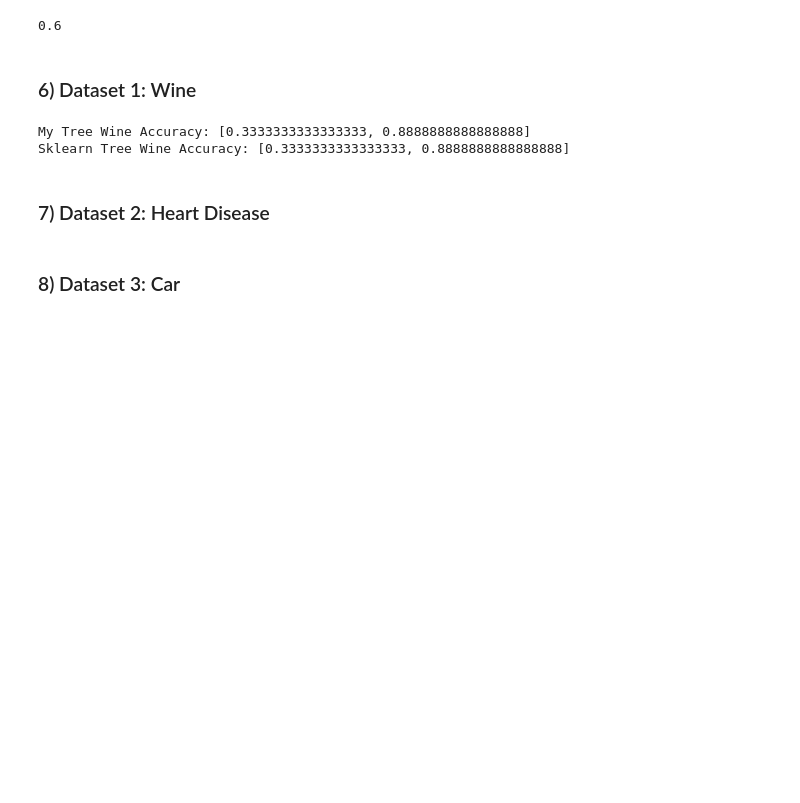
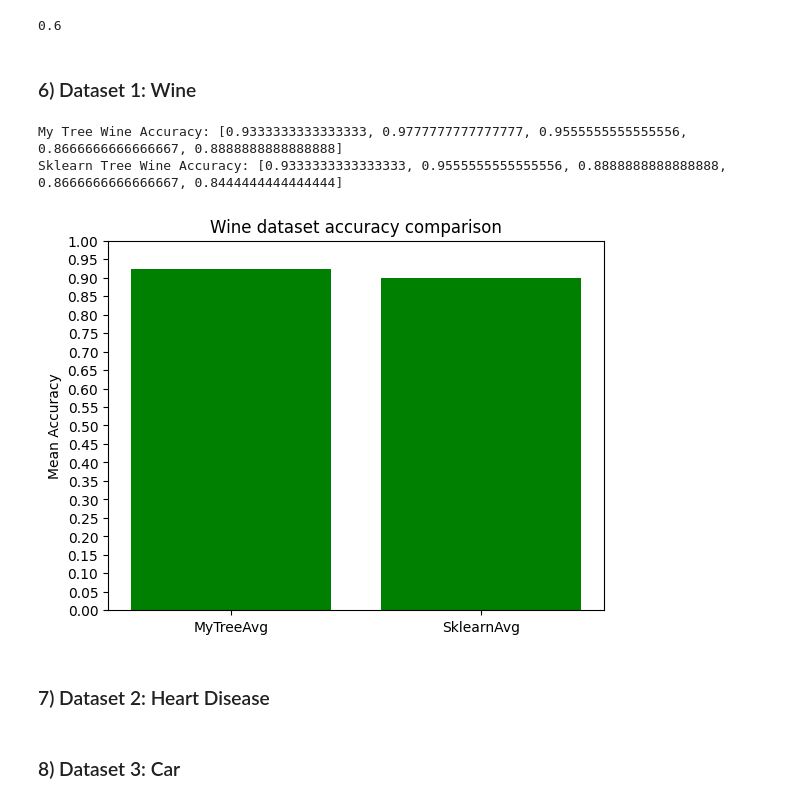
Before and after one commit to JoelScarinius/Decision_Tree_Induction, a Jupyter notebook: ML-Assignment_2_Joel_Scarinius_Stavmo.ipynb, the cells around one changed output. Saved outputs shown, nothing was run; the diff lists cells and outputs as text; code cells hidden in the pictures; blank space fills up the shorter version.

Commit message:
FIX: Wine dataset implementation

```diff
--- a/ML-Assignment_2_Joel_Scarinius_Stavmo.ipynb
+++ b/ML-Assignment_2_Joel_Scarinius_Stavmo.ipynb
@@ -265,46 +265,61 @@ accuracy_score(y_true, y_pred)
 ### 6) Dataset 1: Wine
 # %%
 data_wine = pd.read_csv("wine.csv", skiprows=[1]).to_numpy()
+
+accuracies_my_tree = []
+accuracies_sklearn_tree = []
 
 # TODO: Set up the data and split it into train and test-sets.
 data_wine_features = data_wine[:, :-1]
 data_wine_labels = data_wine[:, -1]
-train_features, test_features, train_labels, test_labels = train_test_split(data_wine_features, data_wine_labels, test_size=0.25, train_size=0.75, shuffle=True)
-# TODO: Train and test your implemented tree model.
-# NOTE: Use the same train/test split for your tree model and the scikit learn model
-predictions = []
-accuracies_my_tree = accuracies_sklearn_tree = []
 
-my_tree = grow_tree(train_features, train_labels)
+for _ in range(5):
+    train_features, test_features, train_labels, test_labels = train_test_split(data_wine_features, data_wine_labels, test_size=0.25, train_size=0.75, shuffle=True)
 
-for feature_row in test_features:
-    prediction = predict_with_tree(train_features, feature_row, my_tree)
-    predictions.append(prediction)
+    data = np.column_stack((train_features, train_labels))
 
-accuracy_my_tree = accuracy_score(test_labels, predictions)
-accuracies_my_tree.append(accuracy_my_tree)
-# TODO: Train and test scikit learns tree model.
-# NOTE: Use the same train/test split for your tree model and the scikit learn model
-decision_tree_classifier = DecisionTreeClassifier(max_depth=10, min_samples_split=2)
-decision_tree_classifier.fit(train_features, train_labels)
-sklearn_predictions = decision_tree_classifier.predict(test_features)
-accuracy_sklearn = accuracy_score(test_labels, sklearn_predictions)
-accuracies_sklearn_tree.append(accuracy_sklearn)
+    # TODO: Train and test your implemented tree model.
+    # NOTE: Use the same train/test split for your tree model and the scikit learn model
+    predictions = []
+
+    my_tree = grow_tree(data, 0, 10)
+
+    for feature_row in test_features:
+        prediction = predict_with_tree(train_features, feature_row, my_tree)
+        predictions.append(prediction)
+
+    accuracy_my_tree = accuracy_score(test_labels, predictions)
+    accuracies_my_tree.append(accuracy_my_tree)
+    # TODO: Train and test scikit learns tree model.
+    # NOTE: Use the same train/test split for your tree model and the scikit learn model
+    decision_tree_classifier = DecisionTreeClassifier(max_depth=10, min_samples_split=2)
+    decision_tree_classifier.fit(train_features, train_labels)
+    sklearn_predictions = decision_tree_classifier.predict(test_features)
+    accuracy_sklearn = accuracy_score(test_labels, sklearn_predictions)
+    accuracies_sklearn_tree.append(accuracy_sklearn)
 
 print("My Tree Wine Accuracy:", accuracies_my_tree)
 print("Sklearn Tree Wine Accuracy:", accuracies_sklearn_tree)
 
 # TODO: Do the above at least 5 times
 # NOTE: Use loops here!
-# for _ in range(5):
-#     pass
-# np.random.shuffle(data_wine)
 
 # TODO: Plot the results with matplotlib (plt)
 # NOTE: One plot with all results is enough
+plt.figure()
+plt.bar(
+    ["MyTreeAvg", "SklearnAvg"],
+    [np.mean(accuracies_my_tree), np.mean(accuracies_sklearn_tree)], color="green"
+)
+plt.title("Wine dataset accuracy comparison")
+plt.ylabel("Mean Accuracy")
+plt.yticks(np.arange(0, 1.1, 0.05))
+plt.ylim([0,1])
+plt.show()
 # %% [output]
-My Tree Wine Accuracy: [0.3333333333333333, 0.8888888888888888]
-Sklearn Tree Wine Accuracy: [0.3333333333333333, 0.8888888888888888]
+My Tree Wine Accuracy: [0.9333333333333333, 0.9777777777777777, 0.9555555555555556, 0.8666666666666667, 0.8888888888888888]
+Sklearn Tree Wine Accuracy: [0.9333333333333333, 0.9555555555555556, 0.8888888888888888, 0.8666666666666667, 0.8444444444444444]
+[figure, added]
 # %% [markdown]
 ### 7) Dataset 2: Heart Disease
 # %%
```
Also changed, not shown: parts of 7 cells of this notebook.
